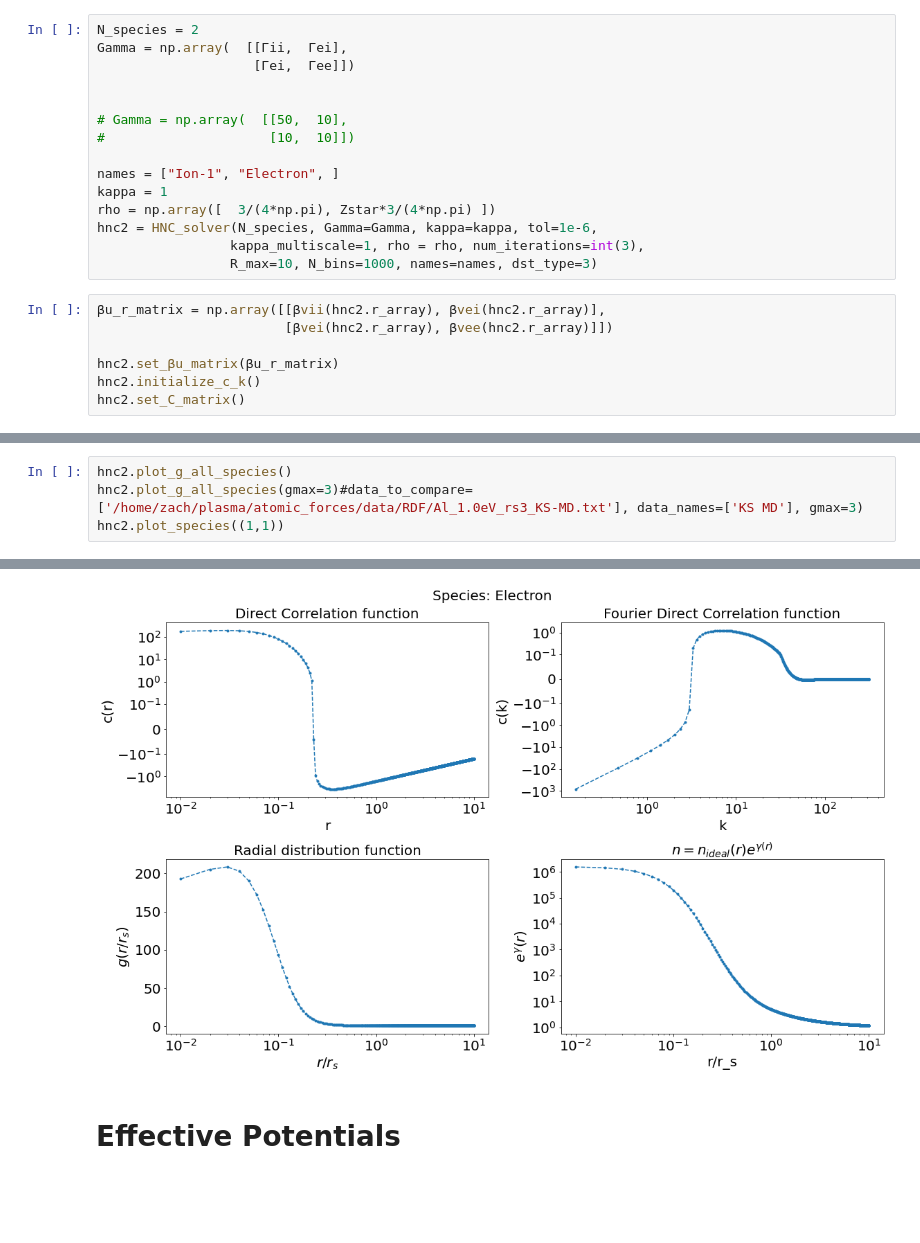
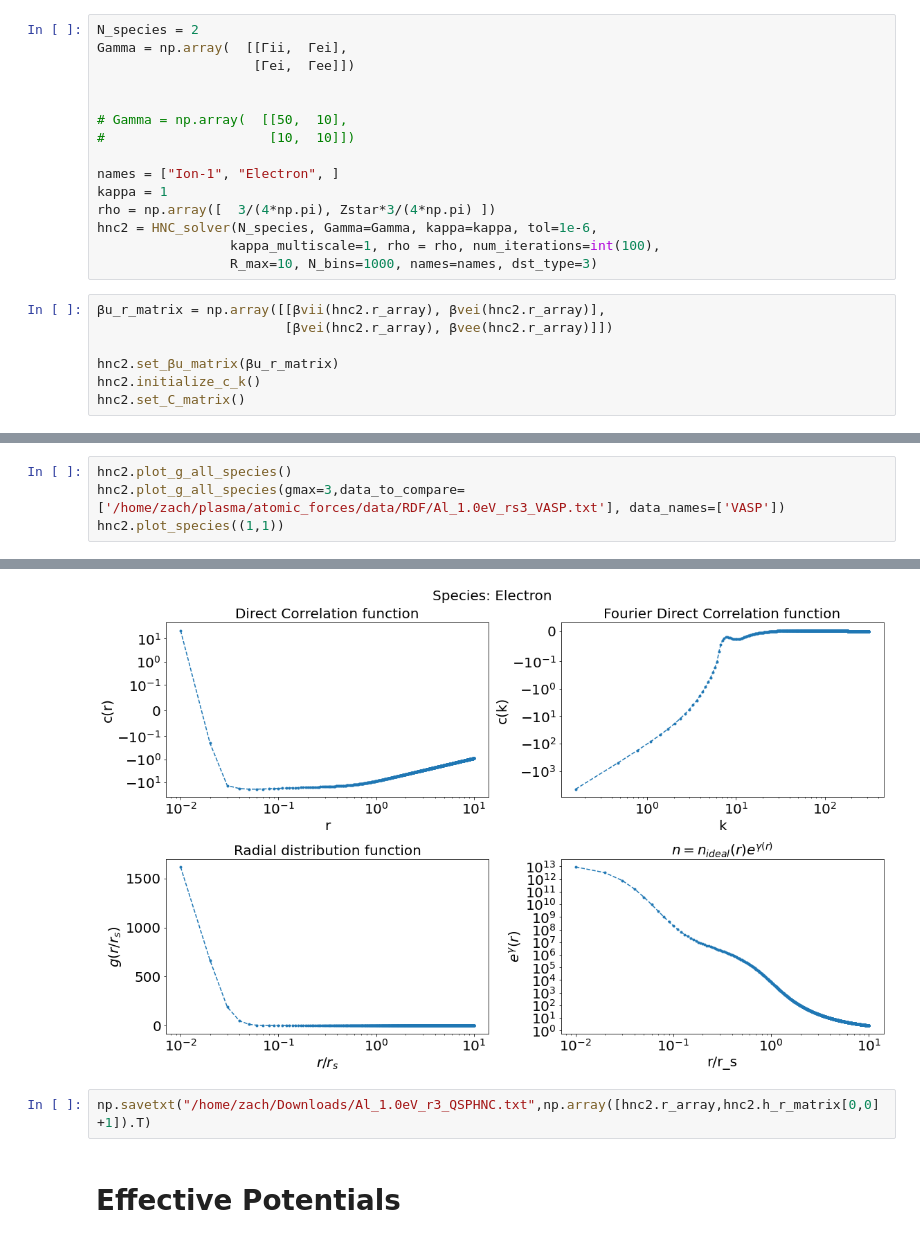
Before and after one commit to ZachAJohnson/hnc, a Jupyter notebook: QSP_HNC.ipynb, the cells around one changed output, grey strips where cells are left out. Saved outputs shown, nothing was run; the diff lists cells and outputs as text; blank space fills up the shorter version.

```diff
--- a/QSP_HNC.ipynb
+++ b/QSP_HNC.ipynb
@@ -134,7 +164,7 @@ names = ["Ion-1", "Electron", ]
 kappa = 1
 rho = np.array([  3/(4*np.pi), Zstar*3/(4*np.pi) ])
 hnc2 = HNC_solver(N_species, Gamma=Gamma, kappa=kappa, tol=1e-6,
-                 kappa_multiscale=1, rho = rho, num_iterations=int(3),
+                 kappa_multiscale=1, rho = rho, num_iterations=int(100),
                  R_max=10, N_bins=1000, names=names, dst_type=3)
 # %%
 βu_r_matrix = np.array([[βvii(hnc2.r_array), βvei(hnc2.r_array)],
@@ -157,5 +206,5 @@ Warning: HNC_solver did not converge within the specified number of iterations.
 # %%
 hnc2.plot_g_all_species()
-hnc2.plot_g_all_species(gmax=3)#data_to_compare=['/home/zach/plasma/atomic_forces/data/RDF/Al_1.0eV_rs3_KS-MD.txt'], data_names=['KS MD'], gmax=3)
+hnc2.plot_g_all_species(gmax=3,data_to_compare=['/home/zach/plasma/atomic_forces/data/RDF/Al_1.0eV_rs3_VASP.txt'], data_names=['VASP'])
 hnc2.plot_species((1,1))
 # %% [output]
@@ -164,4 +213,6 @@ hnc2.plot_species((1,1))
-[figure, old version]
+[figure, new version]
+# %%
+np.savetxt("/home/zach/Downloads/Al_1.0eV_r3_QSPHNC.txt",np.array([hnc2.r_array,hnc2.h_r_matrix[0,0]+1]).T)
 # %% [markdown]
 # Effective Potentials
 # %%
```
Also changed, not shown: parts of 16 cells of this notebook, 3 other files.
